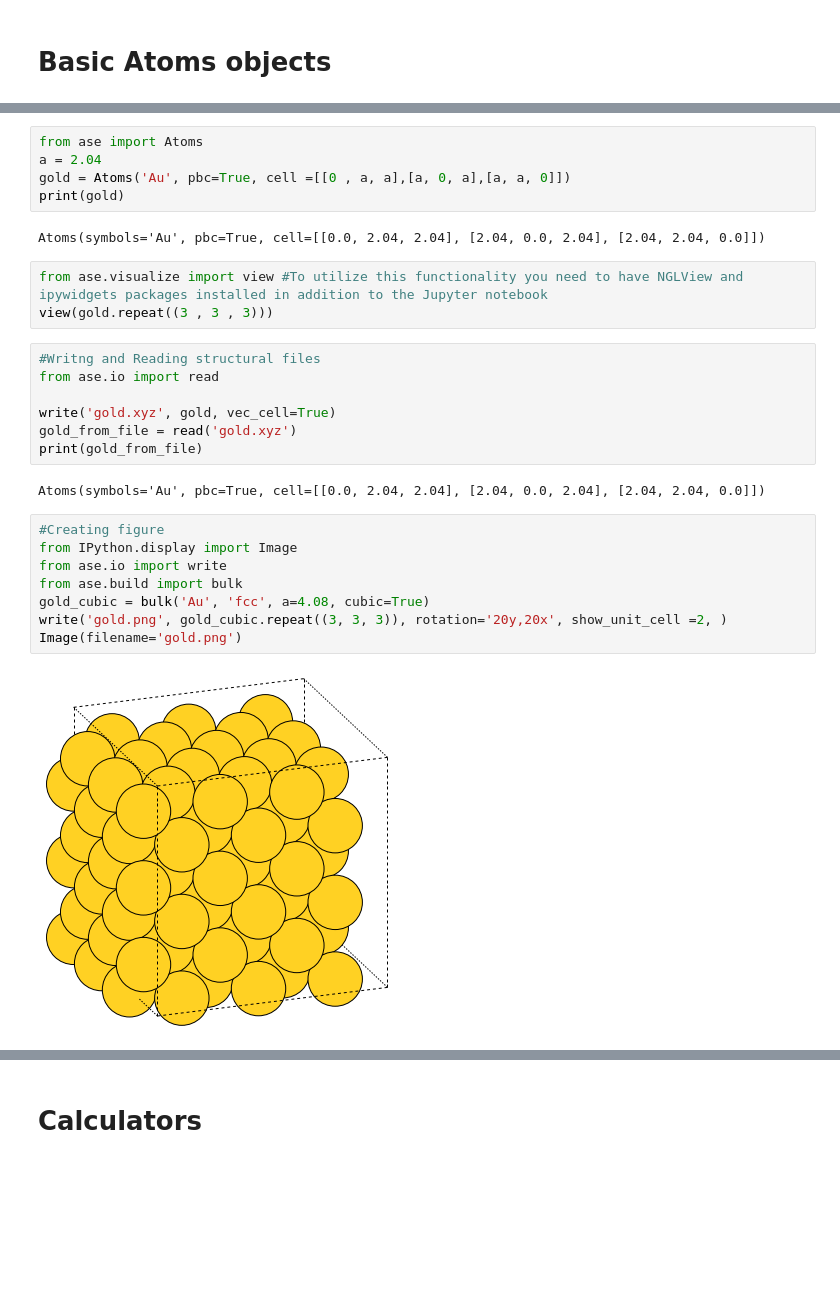
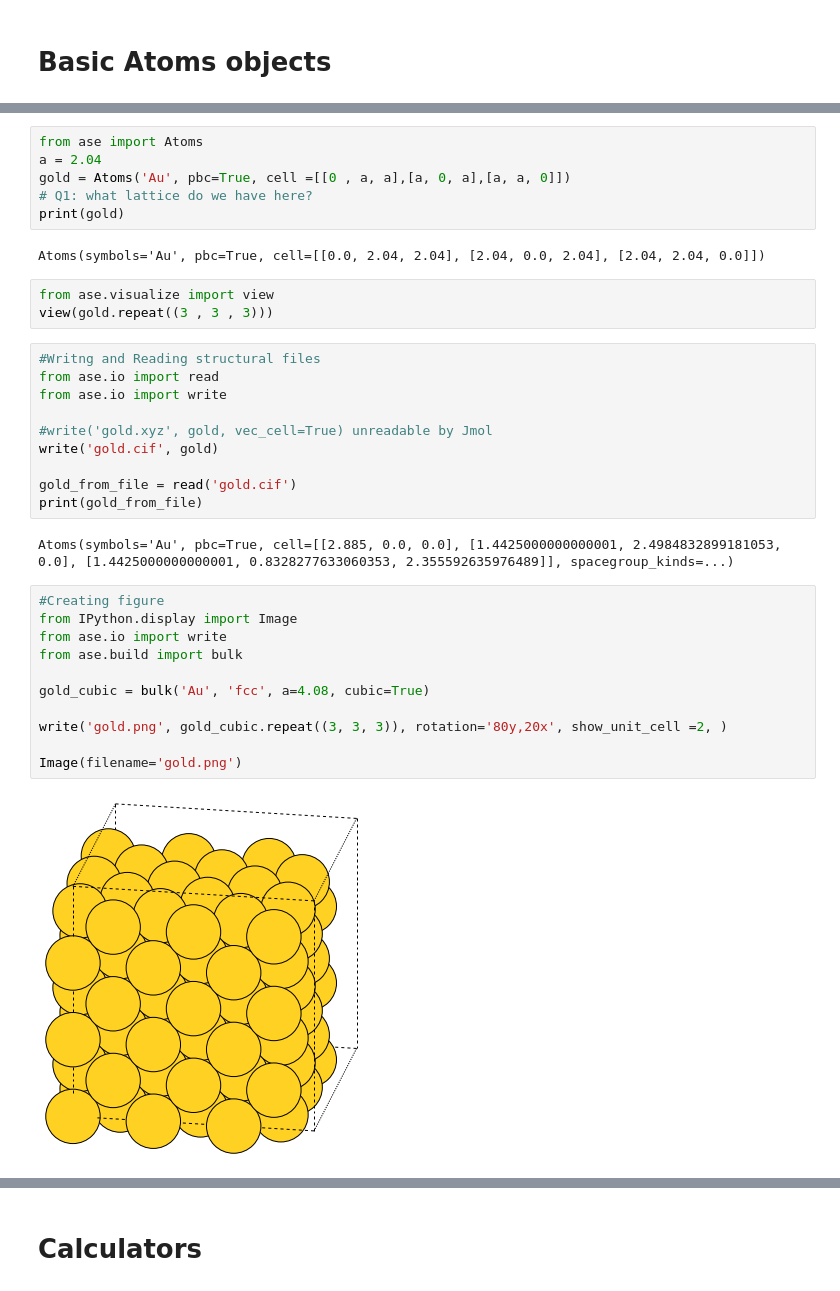
Before and after one commit to zhugayevych/zhugayevych.github.io, a Jupyter notebook: edu/CC/res/ase.ipynb, the cells around one changed output, grey strips where cells are left out. Cells and saved outputs as stored; diff of their text form; blank space fills up the shorter version.

```diff
--- a/edu/CC/res/ase.ipynb
+++ b/edu/CC/res/ase.ipynb
@@ -12,31 +17,38 @@ view(benz)
 from ase import Atoms
 a = 2.04
 gold = Atoms('Au', pbc=True, cell =[[0 , a, a],[a, 0, a],[a, a, 0]])
+# Q1: what lattice do we have here?
 print(gold)
 # %% [output]
 Atoms(symbols='Au', pbc=True, cell=[[0.0, 2.04, 2.04], [2.04, 0.0, 2.04], [2.04, 2.04, 0.0]])
 # %%
-from ase.visualize import view #To utilize this functionality you need to have NGLView and ipywidgets packages installed in addition to the Jupyter notebook
+from ase.visualize import view
 view(gold.repeat((3 , 3 , 3)))
 # %%
 #Writng and Reading structural files
 from ase.io import read
+from ase.io import write
 
-write('gold.xyz', gold, vec_cell=True)
-gold_from_file = read('gold.xyz')
+#write('gold.xyz', gold, vec_cell=True) unreadable by Jmol
+write('gold.cif', gold)
+
+gold_from_file = read('gold.cif')
 print(gold_from_file)
 # %% [output]
-Atoms(symbols='Au', pbc=True, cell=[[0.0, 2.04, 2.04], [2.04, 0.0, 2.04], [2.04, 2.04, 0.0]])
+Atoms(symbols='Au', pbc=True, cell=[[2.885, 0.0, 0.0], [1.4425000000000001, 2.4984832899181053, 0.0], [1.4425000000000001, 0.8328277633060353, 2.355592635976489]], spacegroup_kinds=...)
 # %%
 #Creating figure
 from IPython.display import Image
 from ase.io import write
 from ase.build import bulk
+
 gold_cubic = bulk('Au', 'fcc', a=4.08, cubic=True)
-write('gold.png', gold_cubic.repeat((3, 3, 3)), rotation='20y,20x', show_unit_cell =2, )
+
+write('gold.png', gold_cubic.repeat((3, 3, 3)), rotation='80y,20x', show_unit_cell =2, )
+
 Image(filename='gold.png')
 # %% [output]
-[figure, old version]
+[figure, new version]
 # %%
 from ase.build import bulk
 write('movie.gif', [bulk(s, 'fcc', a=4.08, cubic=True) for s in ['Cu', 'Ag', 'Au']], interval=500)
```
Also changed, not shown: parts of 7 cells of this notebook, 4 other files.
